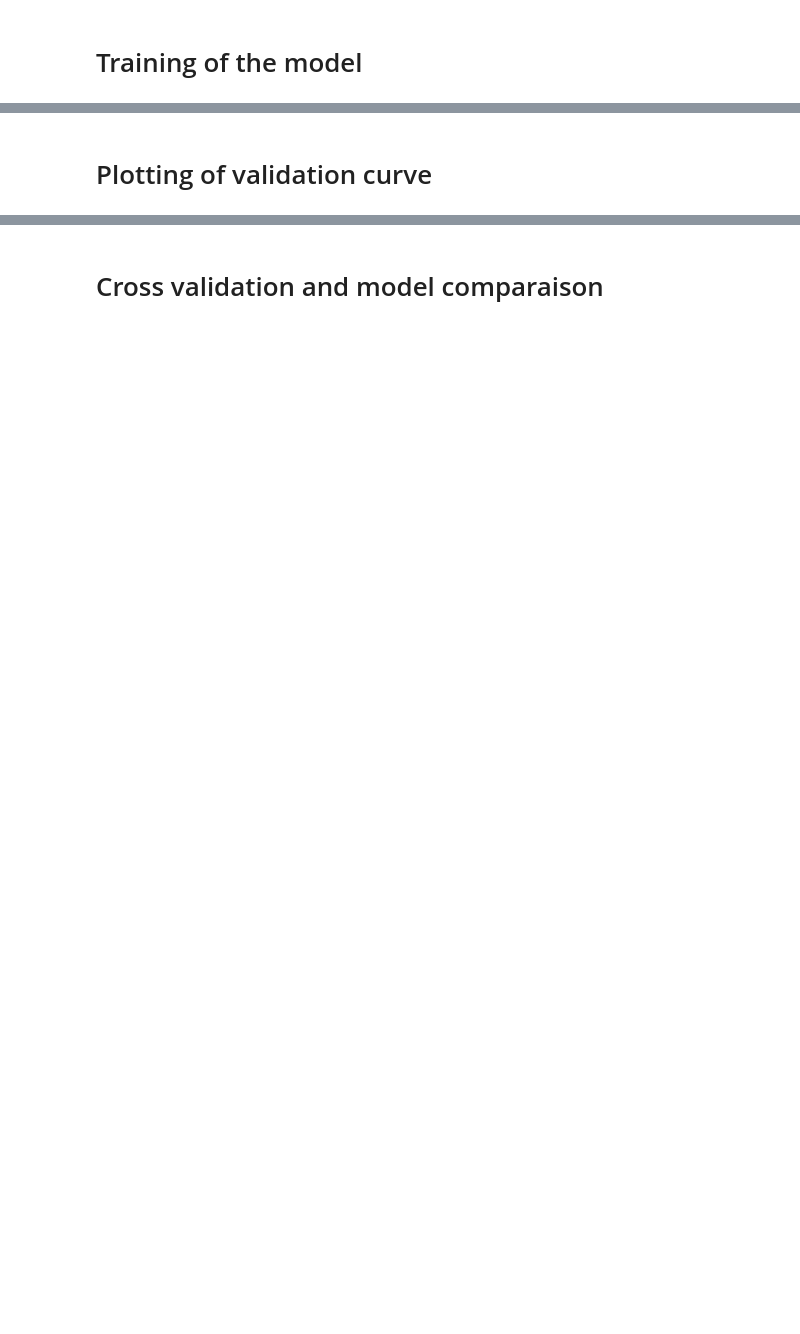
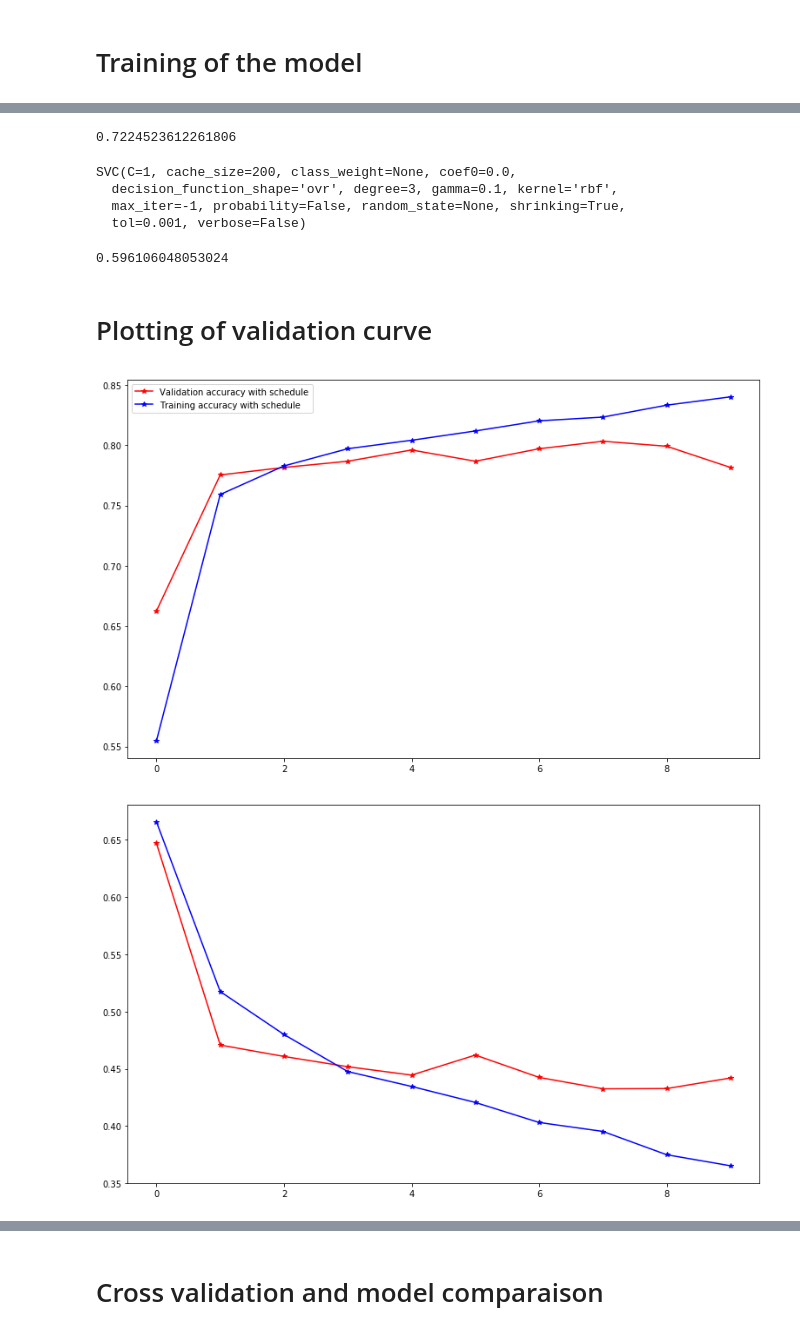
Before and after one commit to Datavoore/NLP, a Jupyter notebook: Sentiment Polarization/Sentiment_analysis.ipynb, the cells around one changed output, grey strips where cells are left out. Saved outputs shown, nothing was run; the diff lists cells and outputs as text; code cells hidden in the pictures; blank space fills up the shorter version.

```diff
--- a/Sentiment Polarization/Sentiment_analysis.ipynb
+++ b/Sentiment Polarization/Sentiment_analysis.ipynb
@@ -119,3 +192,7 @@ sentences = pretreatment(x)
+# %%
+import numpy as np
+sentences_v = np.array(sentences_v)
+sentences_v_svm = np.reshape(sentences_v,(sentences_v.shape[0],sentences_v.shape[1]*sentences_v.shape[2]))
 # %% [markdown]
 # Word2Vec part
 # %% [markdown]
@@ -203,3 +239,13 @@ y_vec_test=to_categorical(y_vec_test)
+# %%
+from sklearn.model_selection import train_test_split
+import numpy as np
+x_vec_train,x_vec_test,y_vec_train,y_vec_test = train_test_split(sentences_v_svm,y,test_size=0.2,random_state=42)
+x_vec_train=np.array(x_vec_train)
+x_vec_test=np.array(x_vec_test)
+# %%
+sub_sampling = 2000
+x_vec_train = x_vec_train[:sub_sampling]
+y_vec_train = y_vec_train[:sub_sampling]
 # %% [markdown]
 # Neural network creation
 # %%
@@ -259,0 +336,3 @@ for i in range(NB_STEPS):
+# %%
+NN = model_creation()
+hist_google = NN.fit(x_vec_train, y_vec_train, epochs=10, batch_size=64,validation_split=0.1)
@@ -260,2 +364,31 @@ for i in range(NB_STEPS):
+# %%
+from sklearn.svm import SVC
+from sklearn.model_selection import GridSearchCV
+
+clf = SVC()
+
+param_grid = [
+  {'C': [1,10], 'gamma': [0.01], 'kernel': ['rbf']}
+ ]
+
+grid = GridSearchCV(clf,param_grid)
+grid.fit(x_vec_train,y_vec_train)
+grid.score(x_vec_test,y_vec_test)
+# %% [output]
+0.7224523612261806
+# %%
+from sklearn.svm import SVC
+
+clf = SVC(C=1,gamma=0.1,kernel = "rbf")
+clf.fit(x_vec_train,y_vec_train)
+# %% [output]
+SVC(C=1, cache_size=200, class_weight=None, coef0=0.0,
+  decision_function_shape='ovr', degree=3, gamma=0.1, kernel='rbf',
+  max_iter=-1, probability=False, random_state=None, shrinking=True,
+  tol=0.001, verbose=False)
+# %%
+clf.score(x_vec_test,y_vec_test)
+# %% [output]
+0.596106048053024
 # %% [markdown]
 # Plotting of validation curve
@@ -267 +395,19 @@ plt.show()
+# %%
+from matplotlib import pyplot as plt
+
+plt.figure(figsize=(13,8))
+
+plt.plot(hist_google.history["val_acc"],'r*-')
+plt.plot(hist_google.history["acc"],'b*-')
+plt.legend(("Validation accuracy with schedule","Training accuracy with schedule"))
+plt.savefig("documents/Acc_google_new")
+plt.show()
+
+plt.figure(figsize=(13,8))
+plt.plot(hist_google.history["val_loss"],'r*-')
+plt.plot(hist_google.history["loss"],'b*-')
+plt.show()
+# %% [output]
+[figure, added]
+[figure, added]
 # %% [markdown]
```
Also changed, not shown: parts of 69 cells of this notebook.
